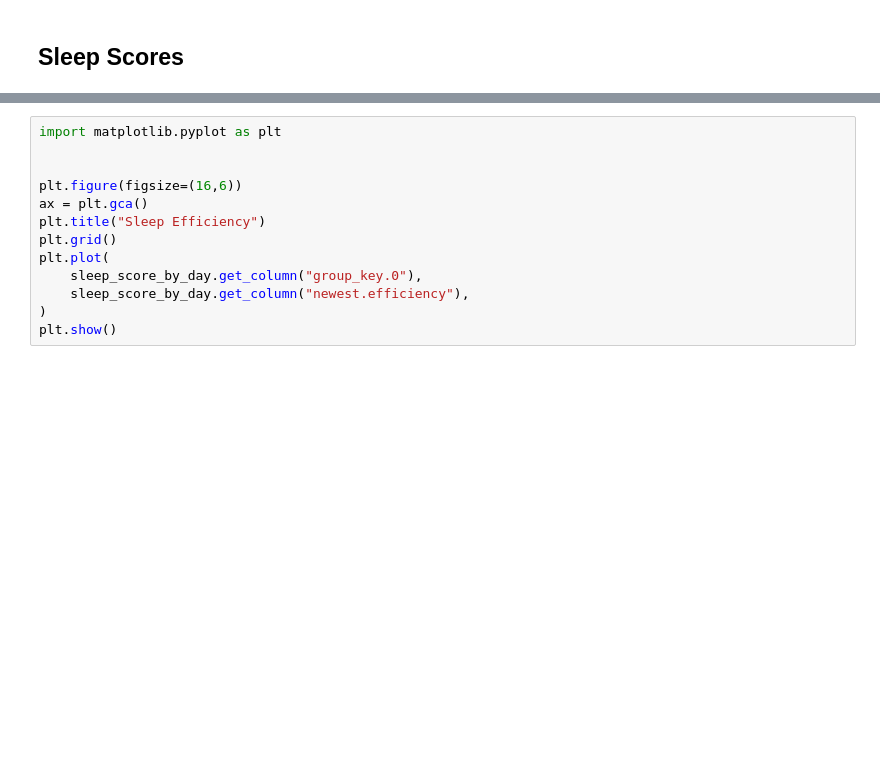
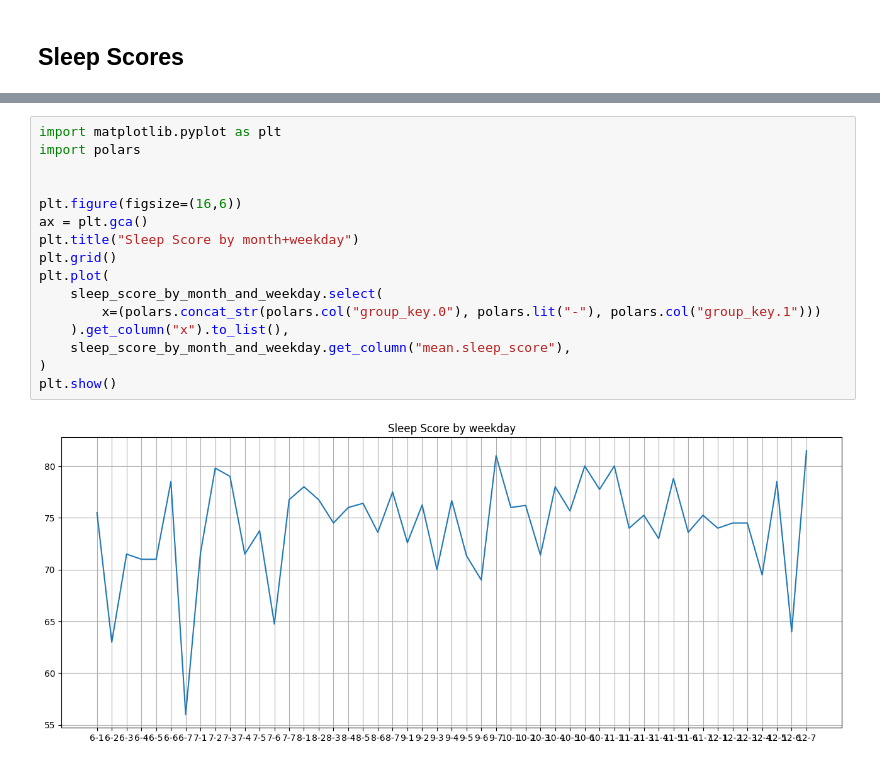
Before and after one commit to tryVital/vitalx-notebook, a Jupyter notebook: Score.ipynb, the cells around one changed output, grey strips where cells are left out. Saved outputs shown, nothing was run; the diff lists cells and outputs as text; blank space fills up the shorter version.

```diff
--- a/Score.ipynb
+++ b/Score.ipynb
@@ -57,13 +100,18 @@ plt.show()
 # %%
 import matplotlib.pyplot as plt
+import polars
 
 
 plt.figure(figsize=(16,6))
 ax = plt.gca()
-plt.title("Sleep Efficiency")
+plt.title("Sleep Score by month+weekday")
 plt.grid()
 plt.plot(
-    sleep_score_by_day.get_column("group_key.0"),
-    sleep_score_by_day.get_column("newest.efficiency"),
+    sleep_score_by_month_and_weekday.select(
+        x=(polars.concat_str(polars.col("group_key.0"), polars.lit("-"), polars.col("group_key.1")))
+    ).get_column("x").to_list(),
+    sleep_score_by_month_and_weekday.get_column("mean.sleep_score"),
 )
 plt.show()
+# %% [output]
+[figure, added]
```
Also changed, not shown: parts of 4 cells of this notebook, 1 other file.
